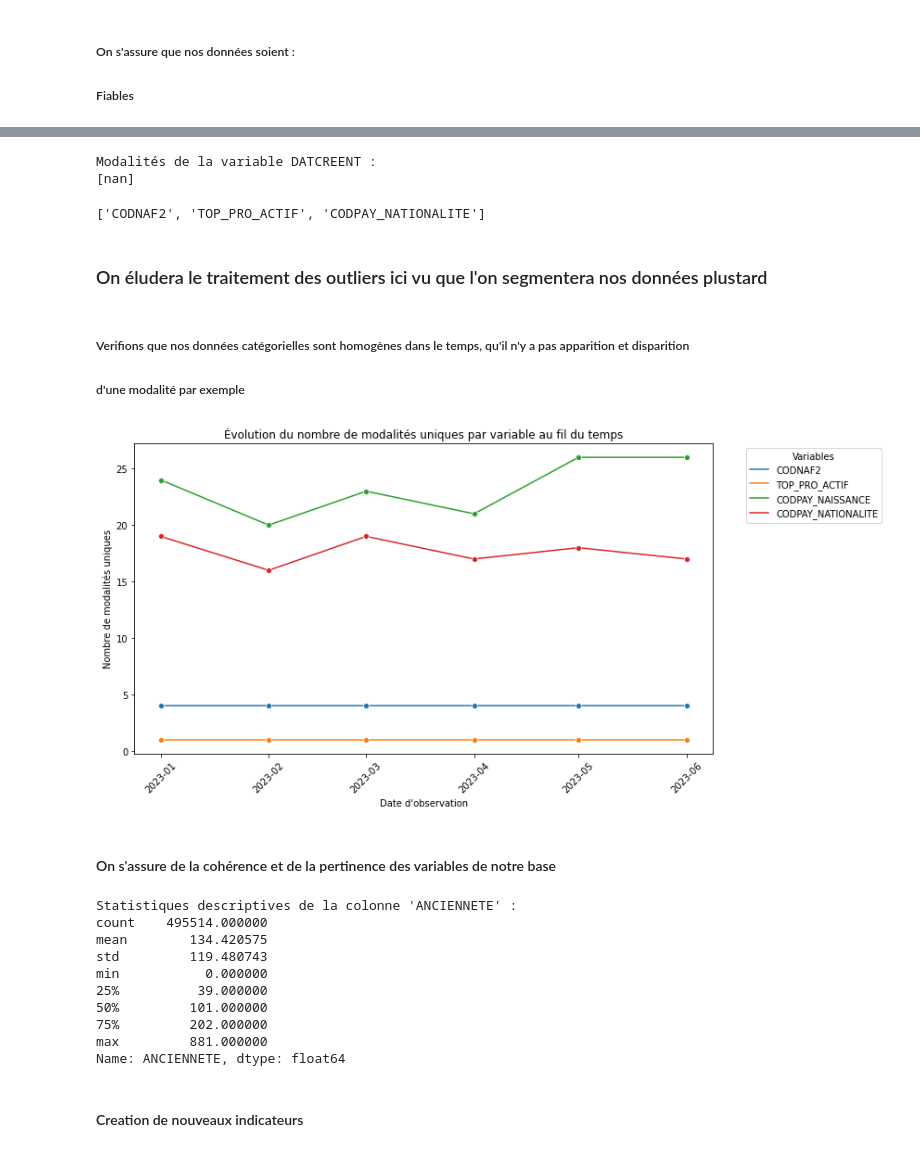
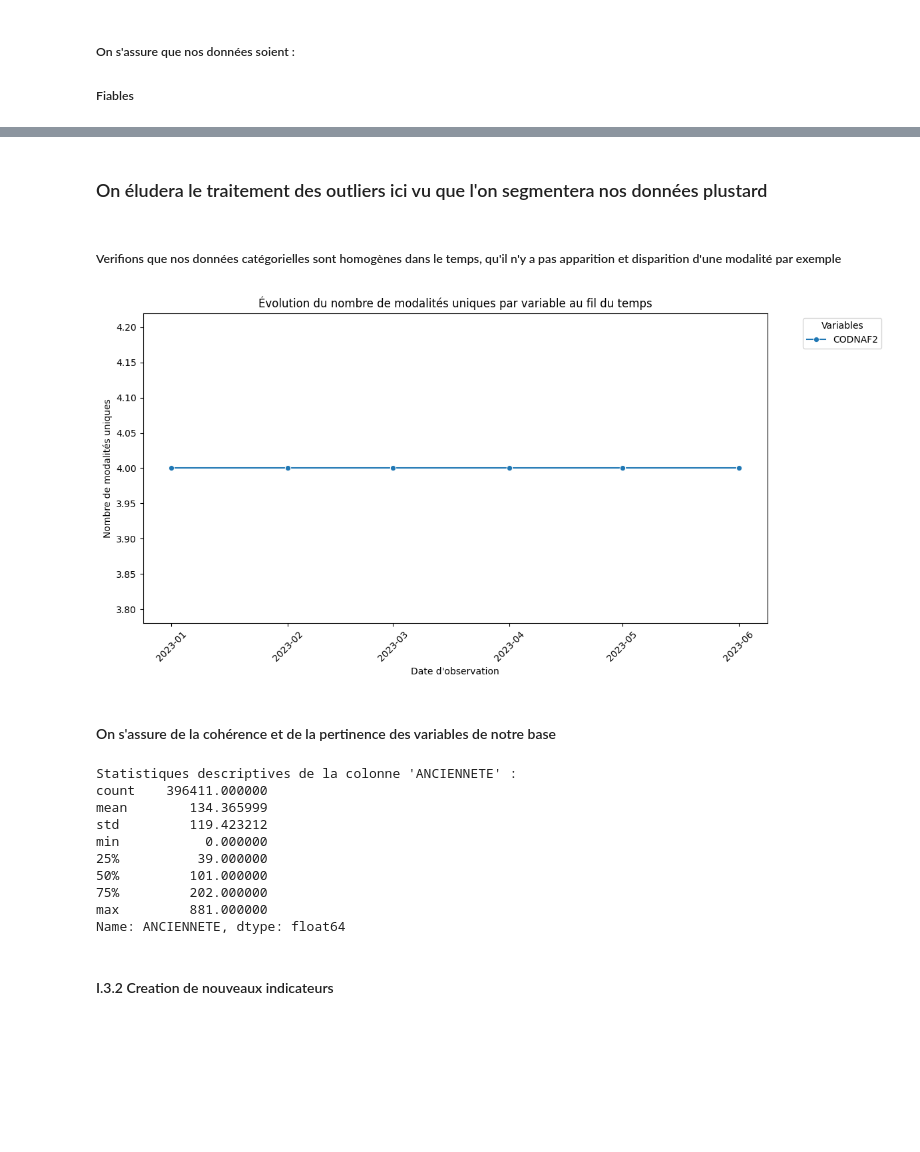
Before and after one commit to cheryl-kdio/Scoring-pj, a Jupyter notebook: desc.ipynb, the cells around one changed output, grey strips where cells are left out. Saved outputs shown, nothing was run; the diff lists cells and outputs as text; code cells hidden in the pictures; blank space fills up the shorter version.

Commit message:
Creation de nouveaux indicateurs et debut de l'analyse de variables à preselectionner

```diff
--- a/desc.ipynb
+++ b/desc.ipynb
@@ -240,8 +261,10 @@ plt.show()
 [figure]
 # %%
 # Identification des variables catégorielles pouvant générer un biais de sélection dans le modèle
+# Ces variables n'apportent aucune information pour la prédition de la variable cible car elles ne sont pas discrimantes
+
 importlib.reload(functions)
-var_surep, details = functions.find_uniq_mod_variables(df, selected_categorical_vars, 0.9)
+var_surep, details = functions.find_uniq_mod_variables(df, selected_categorical_vars, 0.99)
 var_surep = [col for col in var_surep if col not in ["DDefaut_NDB"]]
 
 details
@@ -485,9 +512,0 @@ dtype: float64
-# %%
-modalities = X_train['DATCREENT'].unique()
-
-    # Afficher les modalités
-print("Modalités de la variable DATCREENT :")
-print(modalities)
-# %% [output]
-Modalités de la variable DATCREENT :
-[nan]
@@ -498,12 +513,7 @@ Modalités de la variable DATCREENT :
-# %%
-object_columns
-# %% [output]
-['CODNAF2', 'TOP_PRO_ACTIF', 'CODPAY_NATIONALITE']
 # %% [markdown]
 ###  On éludera le traitement des outliers ici vu que l'on segmentera nos données plustard
 # %% [markdown]
-##### Verifions que nos données catégorielles sont homogènes dans le temps, qu'il n'y a pas apparition et disparition
-##### d'une modalité par exemple
+##### Verifions que nos données catégorielles sont homogènes dans le temps, qu'il n'y a pas apparition et disparition  d'une modalité par exemple
 # %%
 import matplotlib.pyplot as plt
 import seaborn as sns
@@ -511,6 +521,7 @@ import pandas as pd
 
 # Créer un DataFrame vide pour stocker les informations pour la visualisation
 modalities_over_time = []
+cat_var = [ col for col in selected_categorical_vars if col not in ["DDefaut_NDB", "datdelhis"]+var_surep]
 
 # Itérer sur les dates d'observation dans la colonne 'datdelhis'
 for date in X_train['datdelhis'].unique():
@@ -518,34 +529,34 @@ for date in X_train['datdelhis'].unique():
     filtered_data = X_train[X_train['datdelhis'] == date]
 
     # Boucle sur chaque colonne catégorielle
-    for col in object_columns:
+    for col in cat_var:
         # Compter les modalités uniques pour cette date et colonne
         modalities = filtered_data[col].unique()  # Valeurs distinctes des modalités
         modalities_count = len(modalities)  # Compter le nombre de modalités uniques
 
         # Ajouter les résultats à la liste
         modalities_over_time.append({
             'date': date,
             'variable': col,
             'modalities_count': modalities_count
         })
 
 # Convertir la liste en DataFrame pour faciliter la visualisation
 modalities_df = pd.DataFrame(modalities_over_time)
 
 # Affichage des modalités par date et variable
 plt.figure(figsize=(12, 6))
 sns.lineplot(data=modalities_df, x='date', y='modalities_count', hue='variable', marker='o')
 
 # Améliorer l'apparence du graphique
 plt.title("Évolution du nombre de modalités uniques par variable au fil du temps")
 plt.xlabel("Date d'observation")
 plt.ylabel("Nombre de modalités uniques")
 plt.xticks(rotation=45)  # Rotation des dates pour une meilleure lisibilité
 plt.legend(title="Variables", bbox_to_anchor=(1.05, 1), loc='upper left')
 plt.tight_layout()
 
 # Afficher le graphique
 plt.show()
 # %% [output]
-[figure, old version]
+[figure, new version]
@@ -575,16 +564,16 @@ for date in X_train['datdelhis'].unique():
 #### On s'assure de la cohérence et de la pertinence des variables de notre base
 # %%
 # Calcul des statistiques descriptives pour la colonne 'ANCIENNETE'
-anciennete_stats = df['ANCIENNETE'].describe()
+anciennete_stats = X_train['ANCIENNETE'].describe()
 
 # Affichage des statistiques descriptives
 print("Statistiques descriptives de la colonne 'ANCIENNETE' :")
 print(anciennete_stats)
 # %% [output]
 Statistiques descriptives de la colonne 'ANCIENNETE' :
-count    495514.000000
-mean        134.420575
-std         119.480743
+count    396411.000000
+mean        134.365999
+std         119.423212
 min           0.000000
 25%          39.000000
 50%         101.000000
@@ -596,3 +585,3 @@ Name: ANCIENNETE, dtype: float64
 # %% [markdown]
-#### Creation de nouveaux indicateurs
+#### I.3.2 Creation de nouveaux indicateurs
 # %%
```
Also changed, not shown: parts of 24 cells of this notebook, 1 other file.
